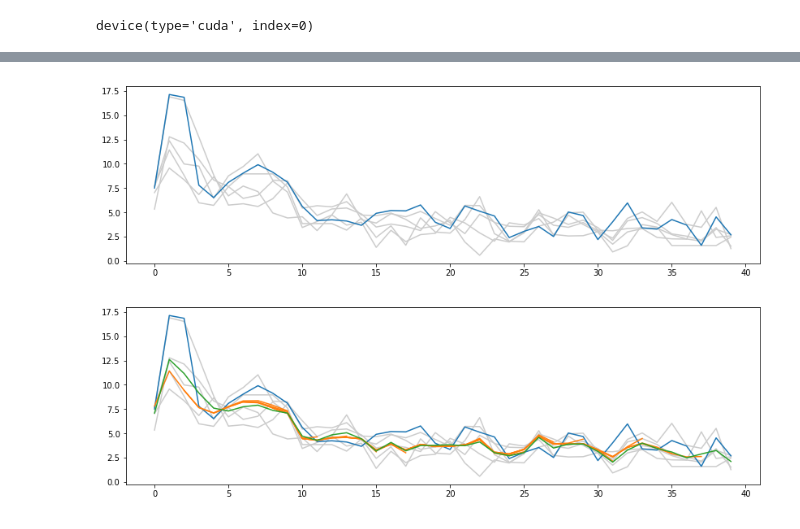
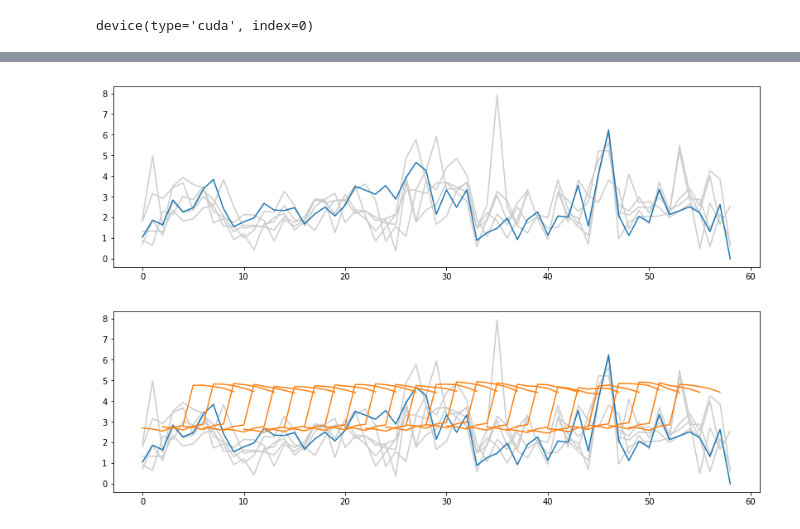
Before and after one commit to ulzee/traffic, a Jupyter notebook: RNN.ipynb, the cells around one changed output, grey strips where cells are left out. Cells and saved outputs as stored; diff of their text form; code cells hidden in the pictures.

```diff
--- a/RNN.ipynb
+++ b/RNN.ipynb
@@ -46,7 +47,7 @@ torch.save(model, 'checkpoints/temp.pth')
 # %%
 def evaluate():
     eval_losses = []
-    for bii in tqdm(range(evalset.size())):
+    for bii in range(evalset.size()):
         model.eval()
 
         Xs, Ys = evalset.next()
@@ -81,7 +84,8 @@ for eii  in range(EPS):
             bii+1, dset.size(),
             loss.item()
         ))
+    sys.stdout.write('\n')
     evaluate()
-    torch.save(model, 'checkpoints/rnn_fcast_e%d.pth' % (eii+1))
+    torch.save(model.state_dict(), 'checkpoints/%s_e%d.pth' % (model.name, eii+1))
     sys.stdout.flush()
 #     sys.stdout.flush()
@@ -95,13 +128,13 @@ RNN(
 )
 # %%
-info = evalset.meta[0]
+info = dset.meta[0]
 len(info['trainable'])
 data = history_byname(info['name'])
 
 row_integs = []
 for row in data:
     row_integs.append(np.count_nonzero(np.isnan(row)) / len(row))
-iorder = np.argsort(row_integs)
+ind = np.argsort(row_integs)[0]
 sample = data[ind-6:ind, :]
 
 plt.figure(figsize=(14, 4))
@@ -110,12 +143,12 @@ for hi in range(1, 6):
 plt.plot(sample[-1, :], color='C0')
 plt.show(); plt.close()
 # %% [output]
-[figure, old version]
+[figure, new version]
 # %%
 preds = []
 for bi in range(10, sample.shape[1]):
     Xs, Ys = np.array([sample[:5, bi-10:bi]]), np.array([sample[5, bi-10:bi]])
-    Xs, Ys = batch_format(Xs, Ys)
+    Xs, Ys = model.format_batch(Xs, Ys)
     Yguess, _ = model(Xs)
     ys = Yguess.detach().squeeze().cpu().numpy()
     ys = np.flip(ys).copy()
@@ -123,11 +156,11 @@ for bi in range(10, sample.shape[1]):
 # %%
 plt.figure(figsize=(14, 4))
 for hi in range(1, 6):
     plt.plot(sample[-hi-1, :], color='#CCCCCC')
 plt.plot(sample[-1, :], color='C0')
 for bi in range(10, sample.shape[1], 2):
     plt.plot(range(bi-10, bi), preds[bi-10], color='C1')
-plt.plot(np.mean(sample[:-1, :], 0), color='C2')
+#     plt.plot(range(bi-10, bi-5), preds[bi-10][:5], color='C1')
 plt.show(); plt.close()
 # %% [output]
-[figure, old version]
+[figure, new version]
```
Also changed, not shown: parts of 13 cells of this notebook, 4 other files.
